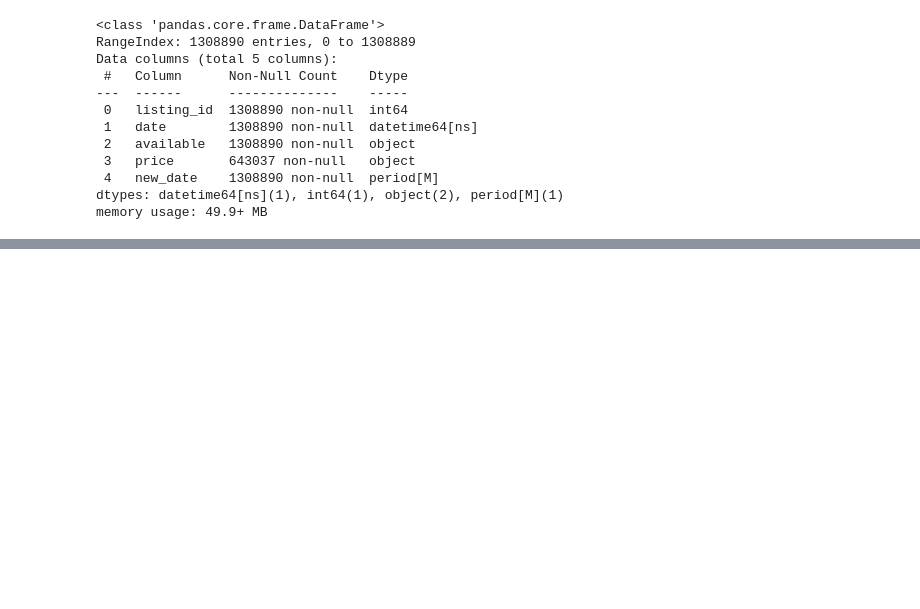
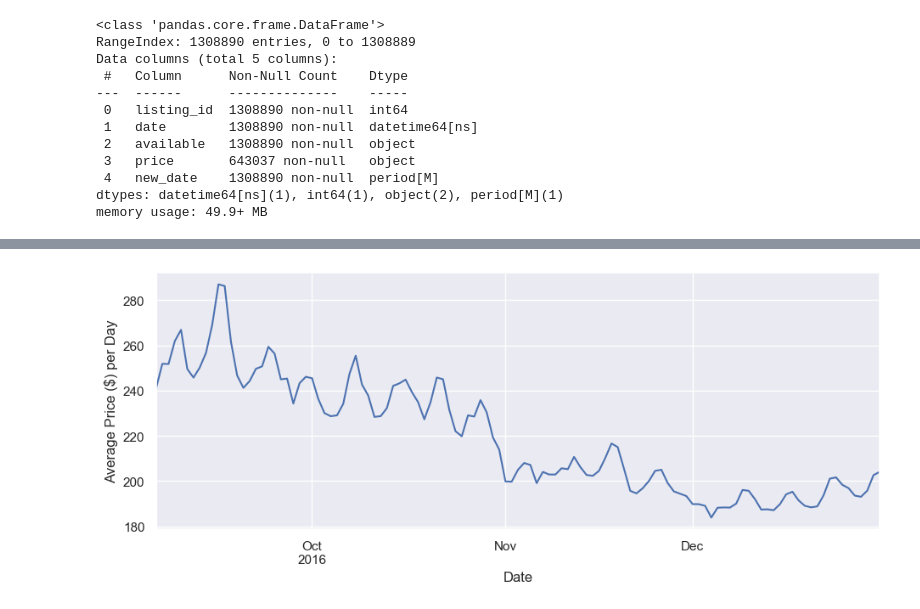
Before and after one commit to farzamani/boston-airbnb-eda, a Jupyter notebook: boston-airbnb-eda.ipynb, the cells around one changed output, grey strips where cells are left out. Drawn from its saved outputs; the diff is of its cells as text; code cells hidden in the pictures; blank space fills up the shorter version.

```diff
--- a/boston-airbnb-eda.ipynb
+++ b/boston-airbnb-eda.ipynb
@@ -354,0 +400,15 @@ df_boston_calendar.groupby('date')['price'].mean().plot();
+# %%
+# average price trend in September - December 2016
+
+df_2016 = df_boston_calendar[df_boston_calendar.new_date < '2017-01']
+
+df_2016.groupby('date')['price'].mean().plot();
+
+plt.xlabel('Date', fontsize=12)
+plt.ylabel('Average Price ($) per Day', fontsize=12)
+
+plt.gcf().set_size_inches(11,4)
+plt.gcf().set_dpi(100)
+plt.show()
+# %% [output]
+[figure, added]
```
Also changed, not shown: parts of 67 cells of this notebook.
